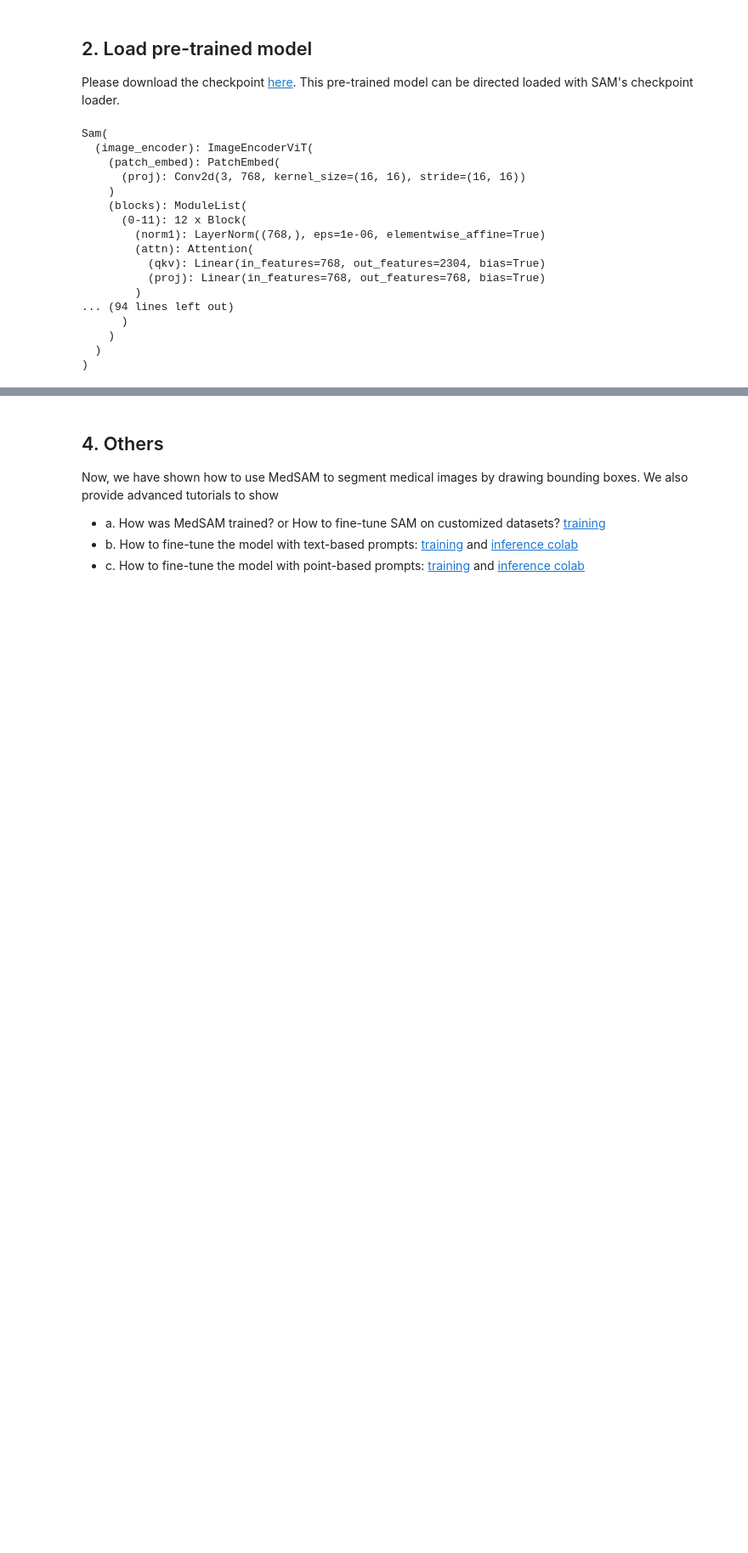
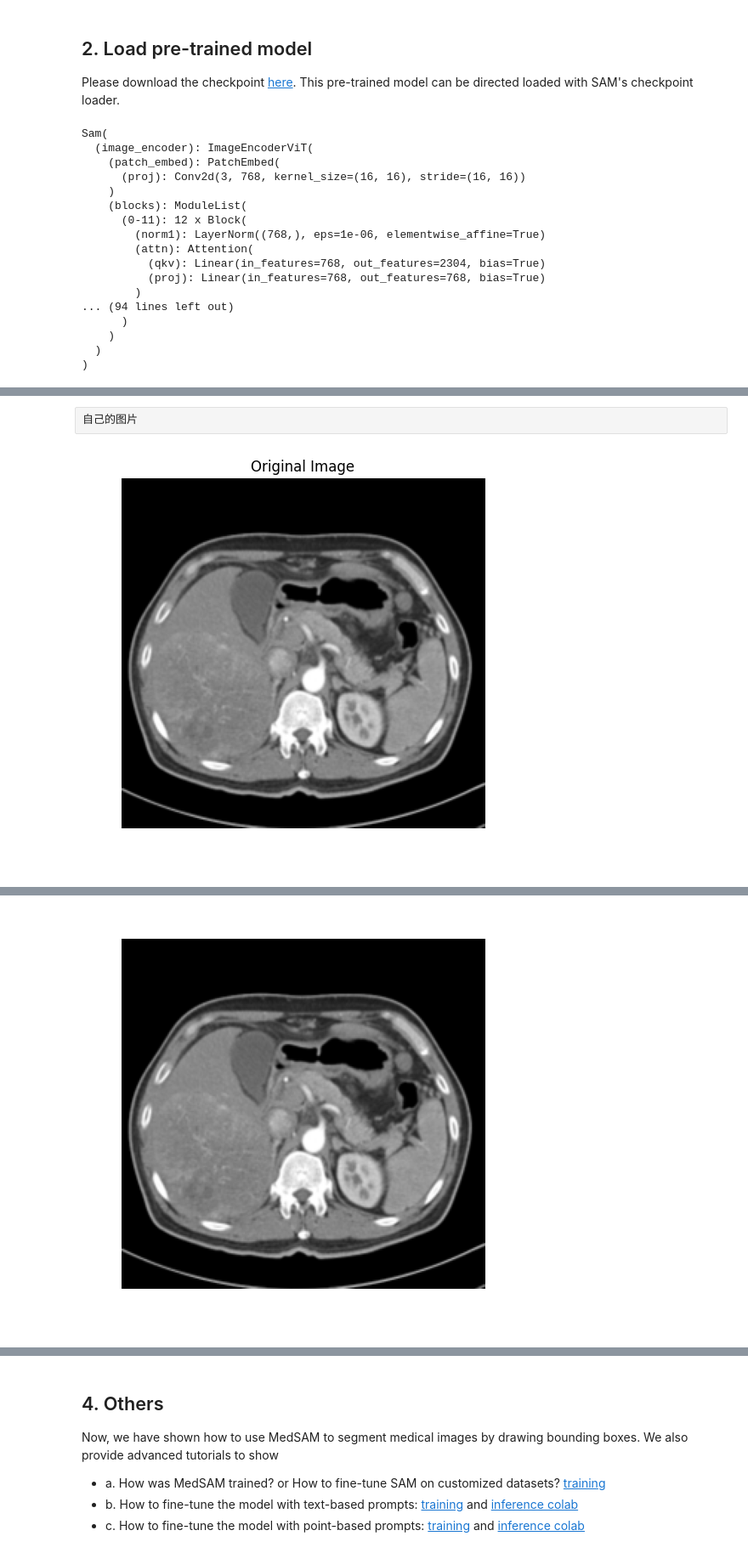
Before and after one commit to mykcs/MedSAM-0422, a Jupyter notebook: tutorial_quickstart-0422.ipynb, the cells around one changed output, grey strips where cells are left out. Shown at 85% size. Saved outputs shown, nothing was run; the diff lists cells and outputs as text; code cells hidden in the pictures; blank space fills up the shorter version.

```diff
--- a/tutorial_quickstart-0422.ipynb
+++ b/tutorial_quickstart-0422.ipynb
@@ -85,3 +85,21 @@ bbox_prompt_demo.show(img)
 [interactive output not drawn]
 [figure]
 [interactive output not drawn]
+# %% [raw]
+自己的图片
+# %%
+import cv2
+import matplotlib.pyplot as plt
+
+original_image = cv2.imread('assets/img_demo-self-1.png')
+plt.imshow(original_image)
+plt.axis('off')  # Remove axes for a cleaner display
+plt.title('Original Image')
+plt.show()
+
+# abdomen CT
+img = "assets/img_demo-self-1.png"
+bbox_prompt_demo = BboxPromptDemo(medsam_model)
+bbox_prompt_demo.show(img)
+# %% [output]
+[figure, added]
@@ -87,0 +107 @@ bbox_prompt_demo.show(img)
+[figure, added]
```
Also changed, not shown: parts of 3 cells of this notebook.
